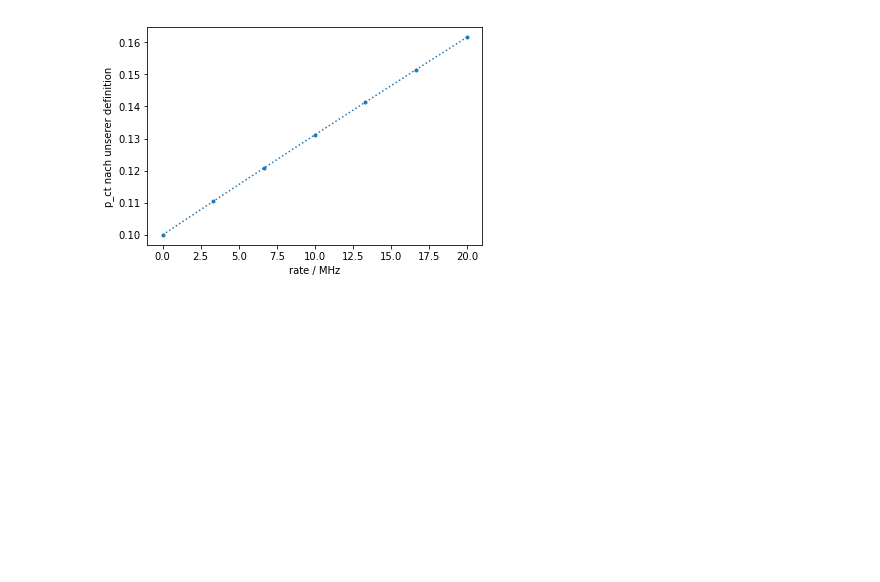
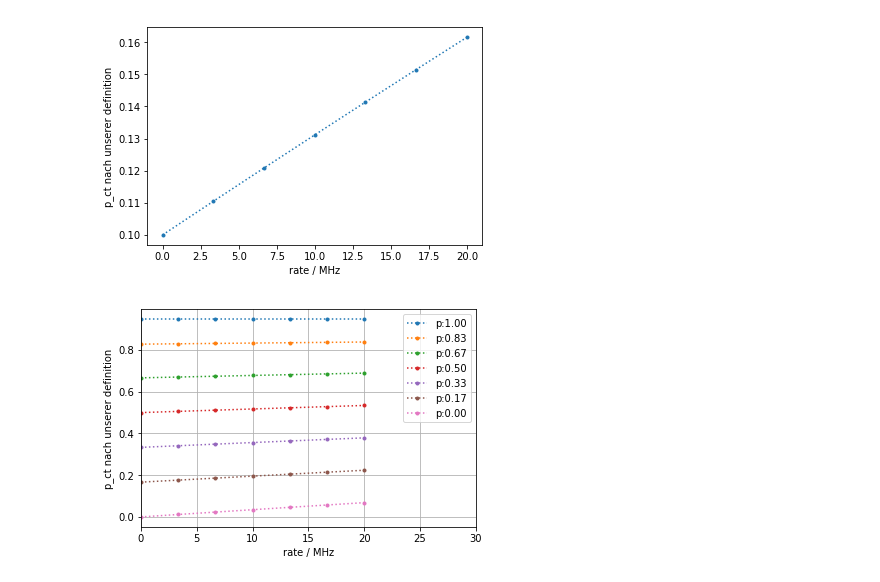
Before and after one commit to dneise/crosstalk_study, a Jupyter notebook: gedankenexperiment_with_crosstalk.ipynb, the cells around one changed output. Saved outputs shown, nothing was run; the diff lists cells and outputs as text; code cells hidden in the pictures; blank space fills up the shorter version.

```diff
--- a/gedankenexperiment_with_crosstalk.ipynb
+++ b/gedankenexperiment_with_crosstalk.ipynb
@@ -277,3 +277,23 @@ plt.xlabel('rate / MHz')
 plt.ylabel('p_ct nach unserer definition');
 # %% [output]
 [figure]
+# %%
+t_window = 7e-9
+ps = np.linspace(0, 1-1e-10, 7)
+for p in ps[::-1]:
+    p_ct_s = []
+    rate = np.linspace(1e-10, 20, 7) * 1e6
+    mus = rate * t_window
+    for mu in mus:
+        ks = np.arange(20)
+        P = np.array([proba_for_K(k, mu=mu, p=p) for k in ks])
+        p_ct = P[2:].sum() / P[1:].sum()
+        p_ct_s.append(p_ct)
+    plt.plot(rate/1e6, p_ct_s, '.:', label='p:{0:.2f}'.format(p))
+plt.xlabel('rate / MHz')
+plt.ylabel('p_ct nach unserer definition');
+plt.grid()
+plt.xlim(0, 30)
+plt.legend();
+# %% [output]
+[figure, added]
```
